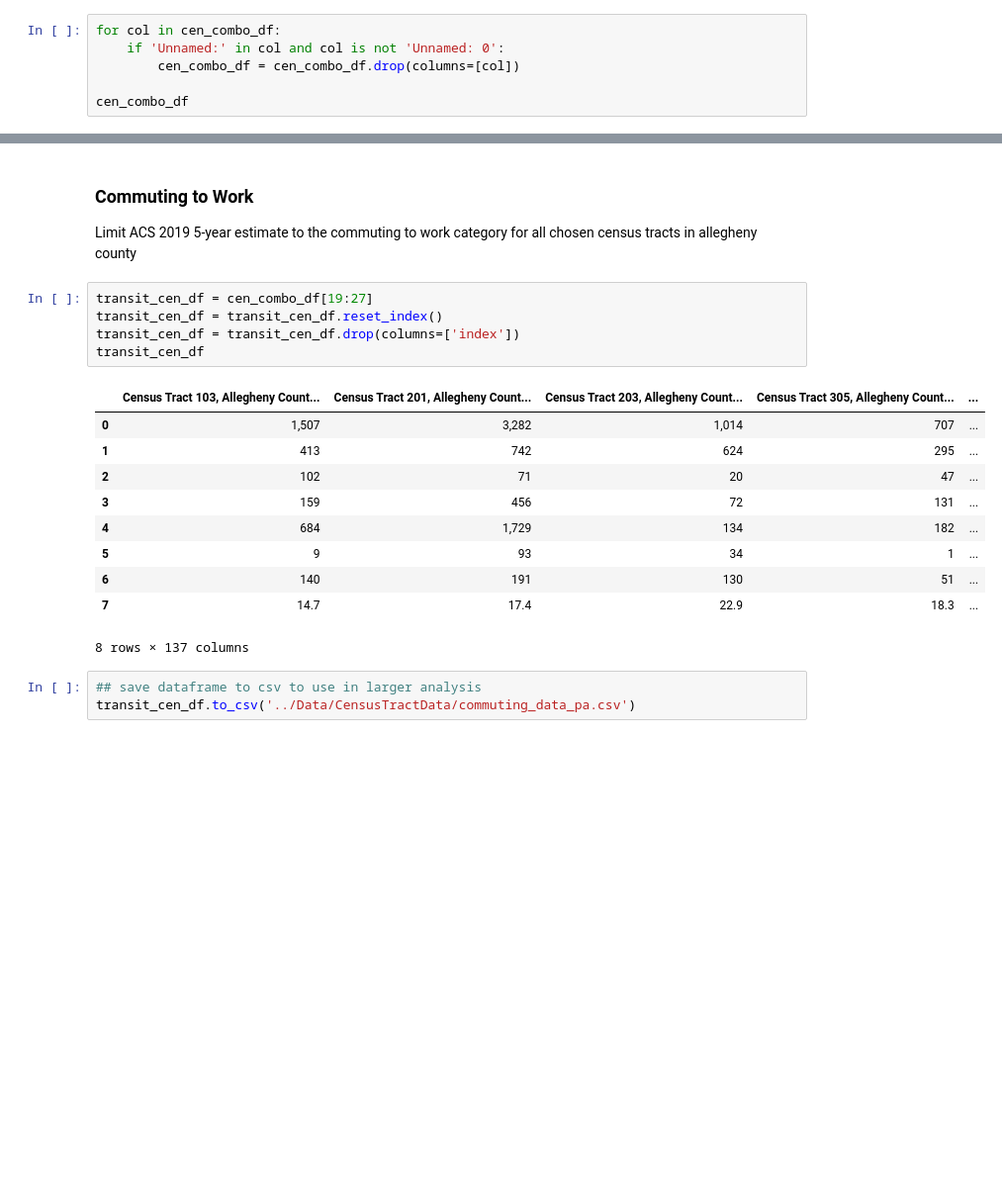
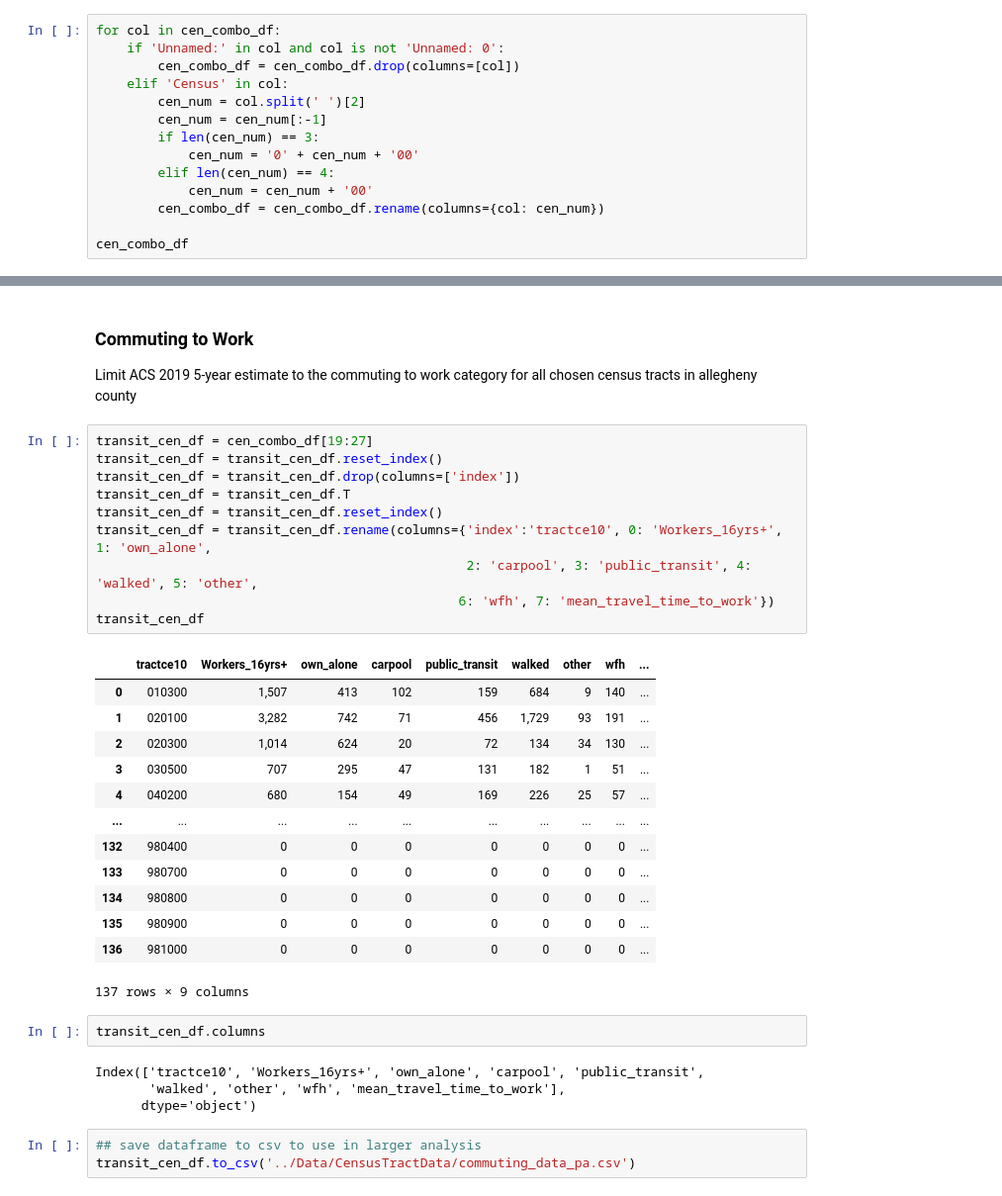
Before and after one commit to katelyn98/HealthyRide-Mapping, a Jupyter notebook: Notebooks/PittsburghCensusTractData.ipynb, the cells around one changed output, grey strips where cells are left out. Shown at 99% size. Drawn from its saved outputs; the diff is of its cells as text; blank space fills up the shorter version.

```diff
--- a/Notebooks/PittsburghCensusTractData.ipynb
+++ b/Notebooks/PittsburghCensusTractData.ipynb
@@ -37,6 +37,14 @@ Index(['Unnamed: 0', 'Census Tract 103, Allegheny County, Pennsylvania',
 for col in cen_combo_df:
     if 'Unnamed:' in col and col is not 'Unnamed: 0':
         cen_combo_df = cen_combo_df.drop(columns=[col])
+    elif 'Census' in col:
+        cen_num = col.split(' ')[2]
+        cen_num = cen_num[:-1]
+        if len(cen_num) == 3:
+            cen_num = '0' + cen_num + '00'
+        elif len(cen_num) == 4:
+            cen_num = cen_num + '00'
+        cen_combo_df = cen_combo_df.rename(columns={col: cen_num})
 
 cen_combo_df
 # %% [output]
@@ -79,19 +87,33 @@ Limit ACS 2019 5-year estimate to the commuting to work category for all chosen
 # %%
 transit_cen_df = cen_combo_df[19:27]
 transit_cen_df = transit_cen_df.reset_index()
 transit_cen_df = transit_cen_df.drop(columns=['index'])
+transit_cen_df = transit_cen_df.T
+transit_cen_df = transit_cen_df.reset_index()
+transit_cen_df = transit_cen_df.rename(columns={'index':'tractce10', 0: 'Workers_16yrs+', 1: 'own_alone',
+                                                2: 'carpool', 3: 'public_transit', 4: 'walked', 5: 'other',
+                                               6: 'wfh', 7: 'mean_travel_time_to_work'})
 transit_cen_df
 # %% [output]
-|  | Census Tract 103, Allegheny Count... | Census Tract 201, Allegheny Count... | Census Tract 203, Allegheny Count... | Census Tract 305, Allegheny Count... | ... |
-| 0 | 1,507 | 3,282 | 1,014 | 707 | ... |
-| 1 | 413 | 742 | 624 | 295 | ... |
-| 2 | 102 | 71 | 20 | 47 | ... |
-| 3 | 159 | 456 | 72 | 131 | ... |
-| 4 | 684 | 1,729 | 134 | 182 | ... |
-| 5 | 9 | 93 | 34 | 1 | ... |
-| 6 | 140 | 191 | 130 | 51 | ... |
-| 7 | 14.7 | 17.4 | 22.9 | 18.3 | ... |
+|  | tractce10 | Workers_16yrs+ | own_alone | carpool | public_transit | walked | other | wfh | ... |
+| 0 | 010300 | 1,507 | 413 | 102 | 159 | 684 | 9 | 140 | ... |
+| 1 | 020100 | 3,282 | 742 | 71 | 456 | 1,729 | 93 | 191 | ... |
+| 2 | 020300 | 1,014 | 624 | 20 | 72 | 134 | 34 | 130 | ... |
+| 3 | 030500 | 707 | 295 | 47 | 131 | 182 | 1 | 51 | ... |
+| 4 | 040200 | 680 | 154 | 49 | 169 | 226 | 25 | 57 | ... |
+| ... | ... | ... | ... | ... | ... | ... | ... | ... | ... |
+| 132 | 980400 | 0 | 0 | 0 | 0 | 0 | 0 | 0 | ... |
+| 133 | 980700 | 0 | 0 | 0 | 0 | 0 | 0 | 0 | ... |
+| 134 | 980800 | 0 | 0 | 0 | 0 | 0 | 0 | 0 | ... |
+| 135 | 980900 | 0 | 0 | 0 | 0 | 0 | 0 | 0 | ... |
+| 136 | 981000 | 0 | 0 | 0 | 0 | 0 | 0 | 0 | ... |
-8 rows × 137 columns
+137 rows × 9 columns
+# %%
+transit_cen_df.columns
+# %% [output]
+Index(['tractce10', 'Workers_16yrs+', 'own_alone', 'carpool', 'public_transit',
+       'walked', 'other', 'wfh', 'mean_travel_time_to_work'],
+      dtype='object')
 # %%
 ## save dataframe to csv to use in larger analysis
 transit_cen_df.to_csv('../Data/CensusTractData/commuting_data_pa.csv')
```
Also changed, not shown: parts of 6 cells of this notebook, 5 other files.
